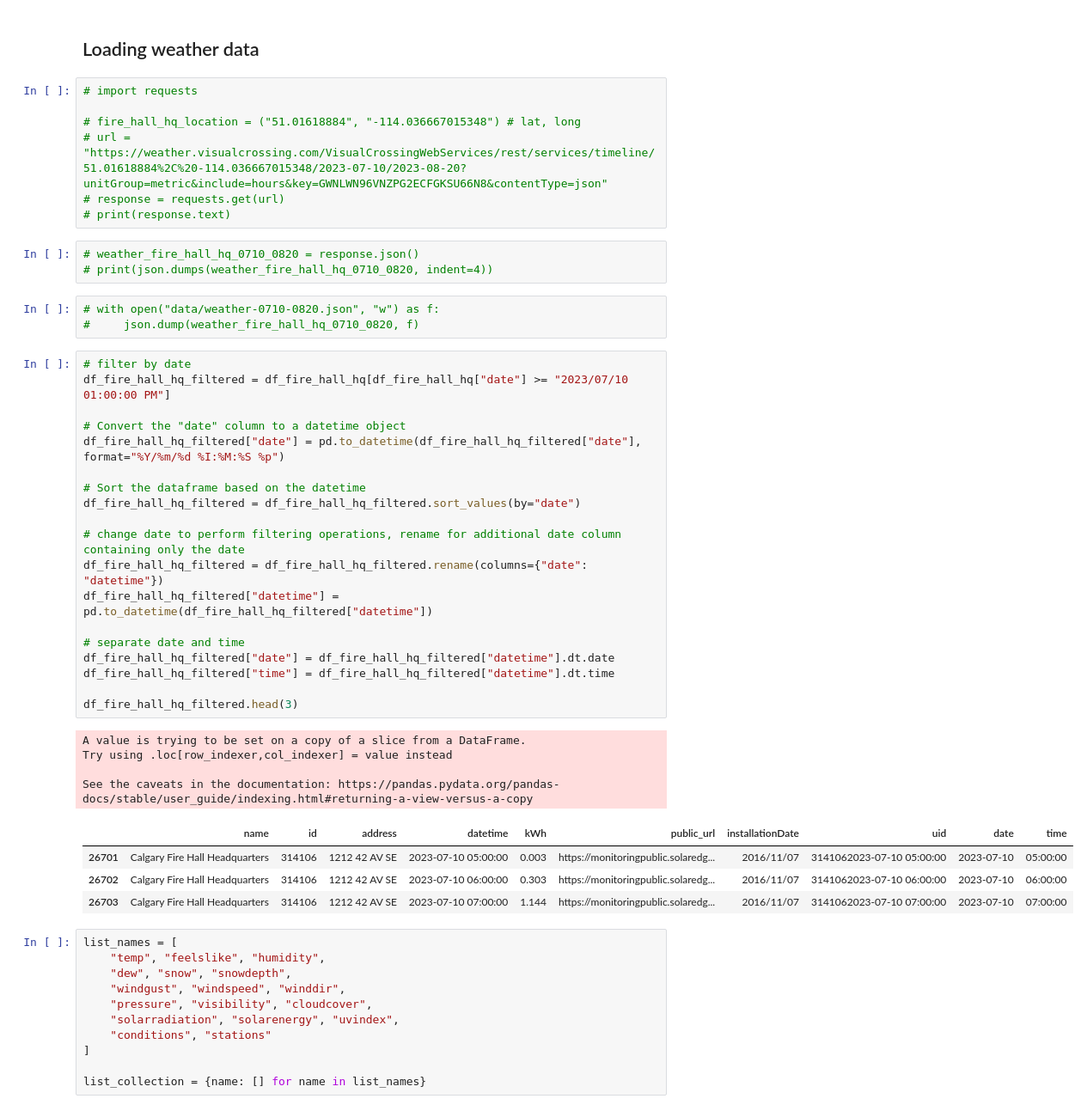
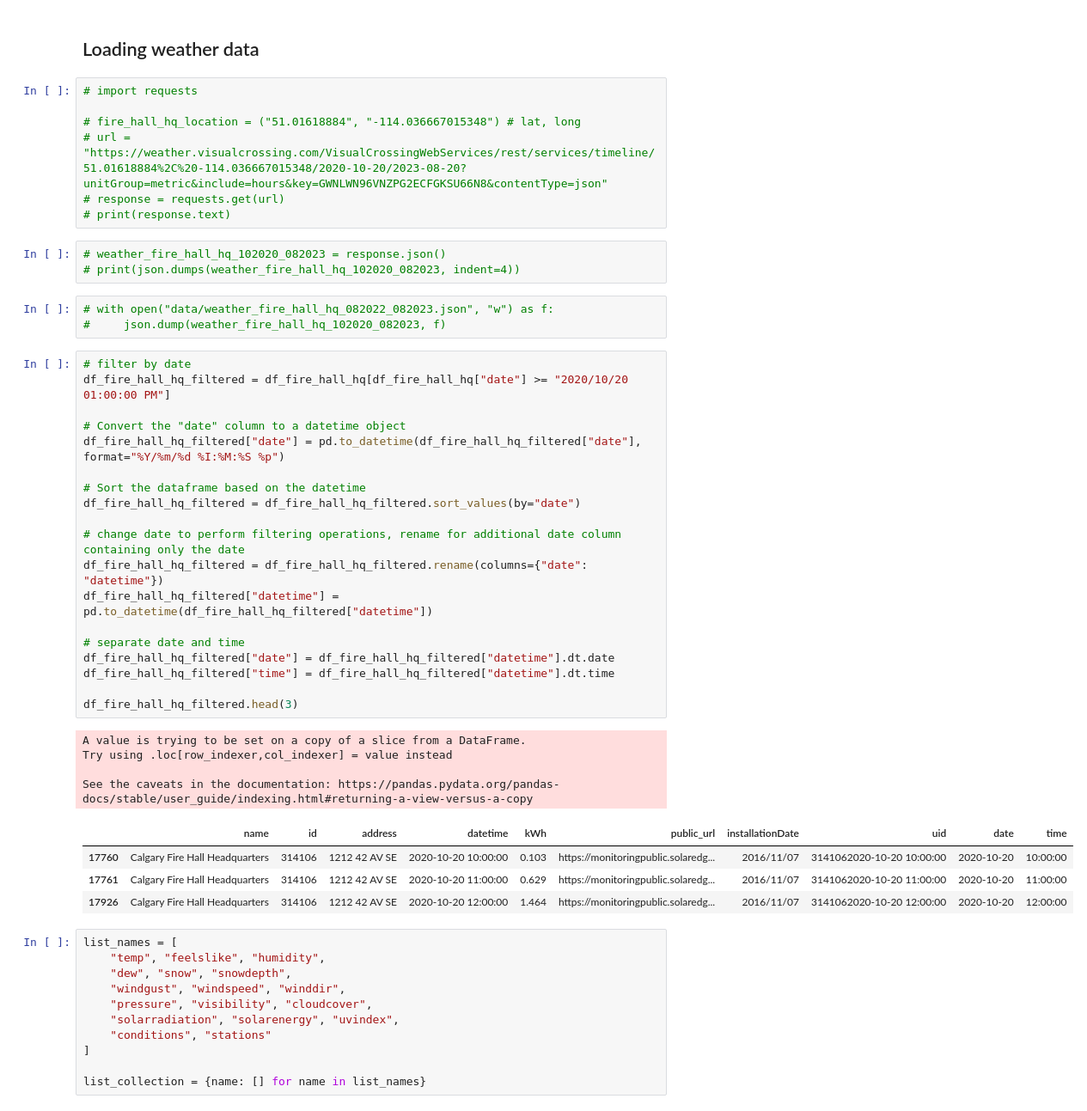
Before and after one commit to LeonardPuettmann/calgary-solar-prediction, a Jupyter notebook: solar.ipynb, the cells around one changed output. Shown at 86% size. Cells and saved outputs as stored; diff of their text form.

Commit message:
Got more data, trained first ml model

```diff
--- a/solar.ipynb
+++ b/solar.ipynb
@@ -97,43 +98,43 @@ print(max_date)
 # import requests
 
 # fire_hall_hq_location = ("51.01618884", "-114.036667015348") # lat, long
-# url = "https://weather.visualcrossing.com/VisualCrossingWebServices/rest/services/timeline/51.01618884%2C%20-114.036667015348/2023-07-10/2023-08-20?unitGroup=metric&include=hours&key=GWNLWN96VNZPG2ECFGKSU66N8&contentType=json"
+# url = "https://weather.visualcrossing.com/VisualCrossingWebServices/rest/services/timeline/51.01618884%2C%20-114.036667015348/2020-10-20/2023-08-20?unitGroup=metric&include=hours&key=GWNLWN96VNZPG2ECFGKSU66N8&contentType=json"
 # response = requests.get(url)
 # print(response.text)
 # %%
-# weather_fire_hall_hq_0710_0820 = response.json()
-# print(json.dumps(weather_fire_hall_hq_0710_0820, indent=4))
+# weather_fire_hall_hq_102020_082023 = response.json()
+# print(json.dumps(weather_fire_hall_hq_102020_082023, indent=4))
 # %%
-# with open("data/weather-0710-0820.json", "w") as f:
-#     json.dump(weather_fire_hall_hq_0710_0820, f)
+# with open("data/weather_fire_hall_hq_082022_082023.json", "w") as f:
+#     json.dump(weather_fire_hall_hq_102020_082023, f)
 # %%
 # filter by date
-df_fire_hall_hq_filtered = df_fire_hall_hq[df_fire_hall_hq["date"] >= "2023/07/10 01:00:00 PM"]
+df_fire_hall_hq_filtered = df_fire_hall_hq[df_fire_hall_hq["date"] >= "2020/10/20 01:00:00 PM"]
 
 # Convert the "date" column to a datetime object
 df_fire_hall_hq_filtered["date"] = pd.to_datetime(df_fire_hall_hq_filtered["date"], format="%Y/%m/%d %I:%M:%S %p")
 
 # Sort the dataframe based on the datetime
 df_fire_hall_hq_filtered = df_fire_hall_hq_filtered.sort_values(by="date")
 
 # change date to perform filtering operations, rename for additional date column containing only the date
 df_fire_hall_hq_filtered = df_fire_hall_hq_filtered.rename(columns={"date": "datetime"})
 df_fire_hall_hq_filtered["datetime"] = pd.to_datetime(df_fire_hall_hq_filtered["datetime"])
 
 # separate date and time
 df_fire_hall_hq_filtered["date"] = df_fire_hall_hq_filtered["datetime"].dt.date
 df_fire_hall_hq_filtered["time"] = df_fire_hall_hq_filtered["datetime"].dt.time
 
 df_fire_hall_hq_filtered.head(3)
 # %% [output]
 A value is trying to be set on a copy of a slice from a DataFrame.
 Try using .loc[row_indexer,col_indexer] = value instead
 
 See the caveats in the documentation: https://pandas.pydata.org/pandas-docs/stable/user_guide/indexing.html#returning-a-view-versus-a-copy
 |  | name | id | address | datetime | kWh | public_url | installationDate | uid | date | time |
-| 26701 | Calgary Fire Hall Headquarters | 314106 | 1212 42 AV SE | 2023-07-10 05:00:00 | 0.003 | https://monitoringpublic.solaredg... | 2016/11/07 | 3141062023-07-10 05:00:00 | 2023-07-10 | 05:00:00 |
-| 26702 | Calgary Fire Hall Headquarters | 314106 | 1212 42 AV SE | 2023-07-10 06:00:00 | 0.303 | https://monitoringpublic.solaredg... | 2016/11/07 | 3141062023-07-10 06:00:00 | 2023-07-10 | 06:00:00 |
-| 26703 | Calgary Fire Hall Headquarters | 314106 | 1212 42 AV SE | 2023-07-10 07:00:00 | 1.144 | https://monitoringpublic.solaredg... | 2016/11/07 | 3141062023-07-10 07:00:00 | 2023-07-10 | 07:00:00 |
+| 17760 | Calgary Fire Hall Headquarters | 314106 | 1212 42 AV SE | 2020-10-20 10:00:00 | 0.103 | https://monitoringpublic.solaredg... | 2016/11/07 | 3141062020-10-20 10:00:00 | 2020-10-20 | 10:00:00 |
+| 17761 | Calgary Fire Hall Headquarters | 314106 | 1212 42 AV SE | 2020-10-20 11:00:00 | 0.629 | https://monitoringpublic.solaredg... | 2016/11/07 | 3141062020-10-20 11:00:00 | 2020-10-20 | 11:00:00 |
+| 17926 | Calgary Fire Hall Headquarters | 314106 | 1212 42 AV SE | 2020-10-20 12:00:00 | 1.464 | https://monitoringpublic.solaredg... | 2016/11/07 | 3141062020-10-20 12:00:00 | 2020-10-20 | 12:00:00 |
 # %%
 list_names = [
     "temp", "feelslike", "humidity",
```
Also changed, not shown: parts of 25 cells of this notebook, 1 other file.
